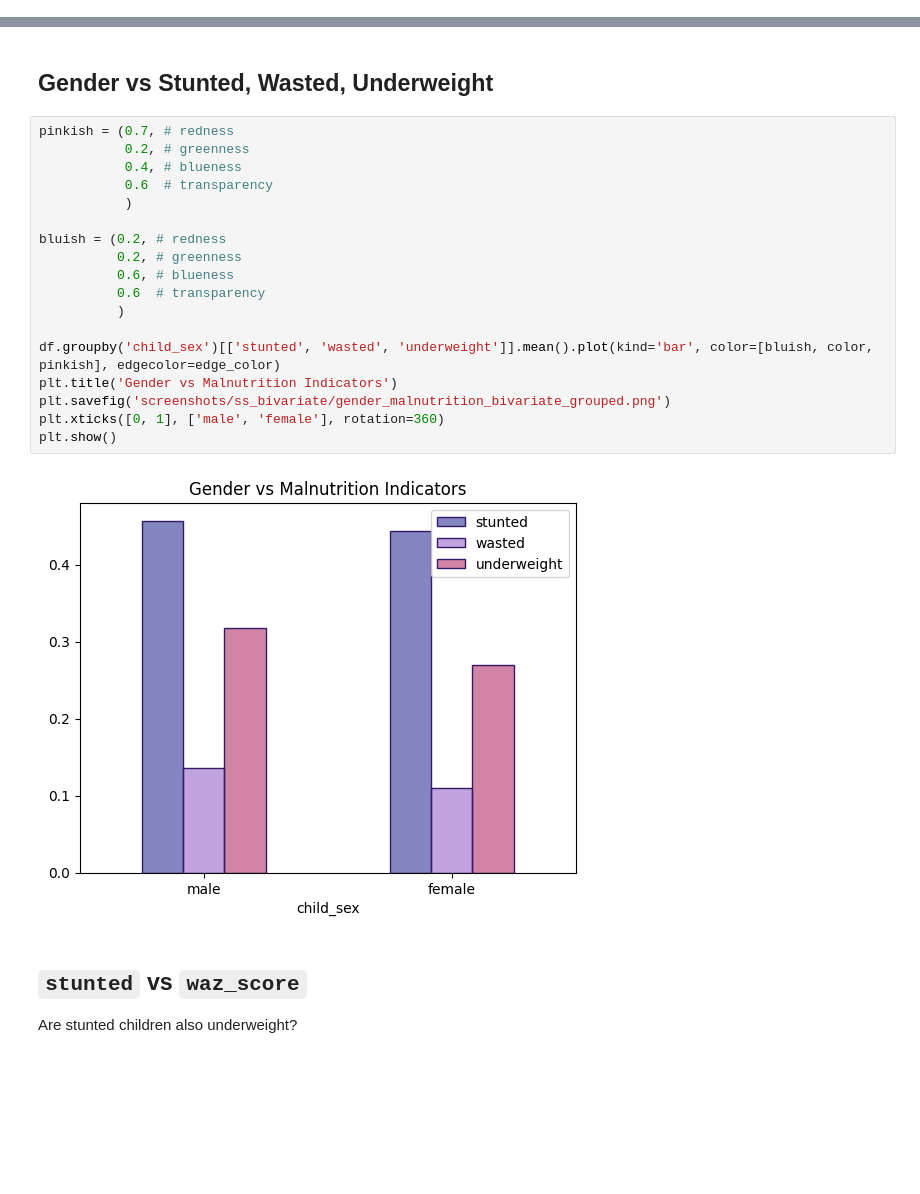
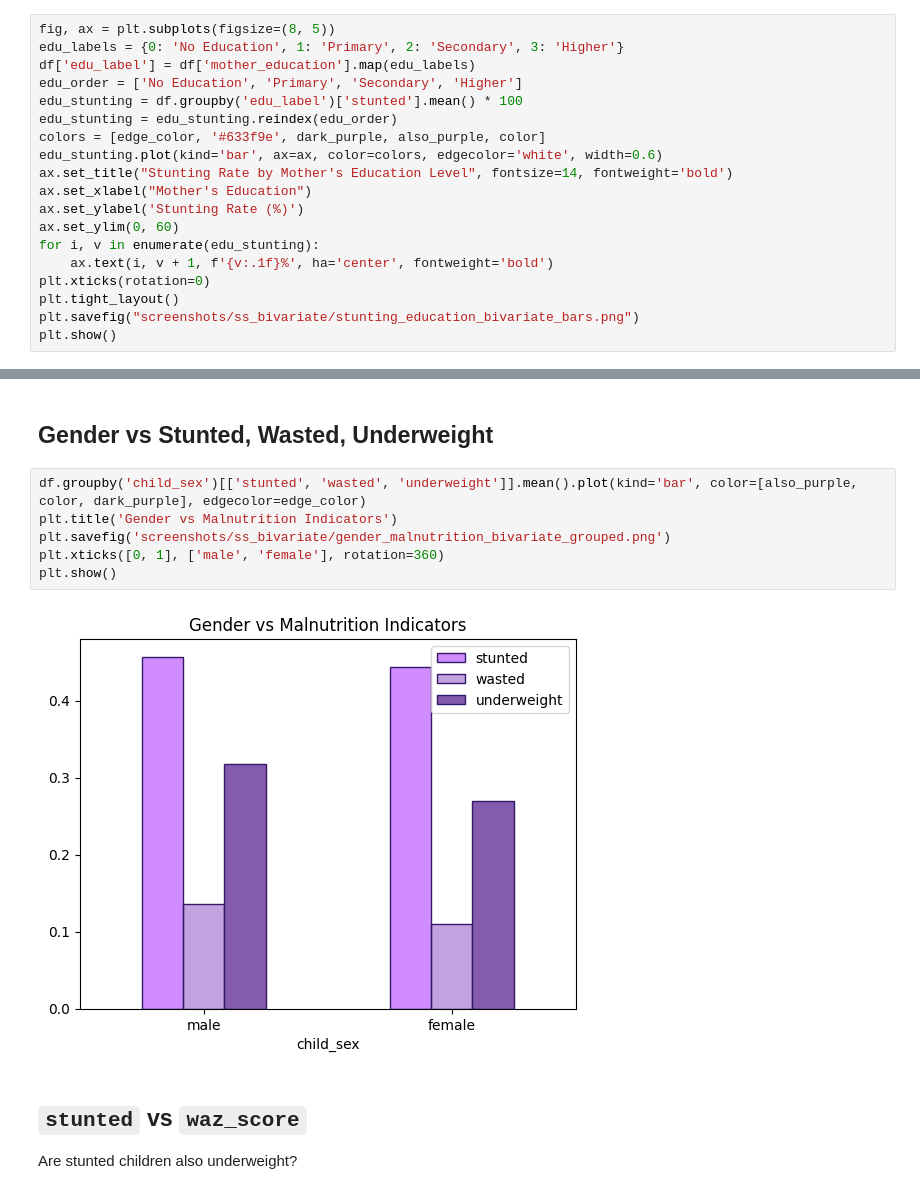
Before and after one commit to Nefertiti23/malnutrition-predictor, a Jupyter notebook: ml/notebooks/exploring/bivariate_analysis.ipynb, the cells around one changed output, grey strips where cells are left out. Drawn from its saved outputs; the diff is of its cells as text; blank space fills up the shorter version.

```diff
--- a/ml/notebooks/exploring/bivariate_analysis.ipynb
+++ b/ml/notebooks/exploring/bivariate_analysis.ipynb
@@ -127,0 +217,19 @@ plt.show()
+# %%
+fig, ax = plt.subplots(figsize=(8, 5))
+edu_labels = {0: 'No Education', 1: 'Primary', 2: 'Secondary', 3: 'Higher'}
+df['edu_label'] = df['mother_education'].map(edu_labels)
+edu_order = ['No Education', 'Primary', 'Secondary', 'Higher']
+edu_stunting = df.groupby('edu_label')['stunted'].mean() * 100
+edu_stunting = edu_stunting.reindex(edu_order)
+colors = [edge_color, '#633f9e', dark_purple, also_purple, color]
+edu_stunting.plot(kind='bar', ax=ax, color=colors, edgecolor='white', width=0.6)
+ax.set_title("Stunting Rate by Mother's Education Level", fontsize=14, fontweight='bold')
+ax.set_xlabel("Mother's Education")
+ax.set_ylabel('Stunting Rate (%)')
+ax.set_ylim(0, 60)
+for i, v in enumerate(edu_stunting):
+    ax.text(i, v + 1, f'{v:.1f}%', ha='center', fontweight='bold')
+plt.xticks(rotation=0)
+plt.tight_layout()
+plt.savefig("screenshots/ss_bivariate/stunting_education_bivariate_bars.png")
+plt.show()
@@ -157,25 +267,13 @@ plt.show()
 # %% [markdown]
 ## Gender vs Stunted, Wasted, Underweight
 # %%
-pinkish = (0.7, # redness
-           0.2, # greenness
-           0.4, # blueness
-           0.6  # transparency
-           )
-
-bluish = (0.2, # redness
-          0.2, # greenness
-          0.6, # blueness
-          0.6  # transparency
-          )
-
-df.groupby('child_sex')[['stunted', 'wasted', 'underweight']].mean().plot(kind='bar', color=[bluish, color, pinkish], edgecolor=edge_color)
+df.groupby('child_sex')[['stunted', 'wasted', 'underweight']].mean().plot(kind='bar', color=[also_purple, color, dark_purple], edgecolor=edge_color)
 plt.title('Gender vs Malnutrition Indicators')
 plt.savefig('screenshots/ss_bivariate/gender_malnutrition_bivariate_grouped.png')
 plt.xticks([0, 1], ['male', 'female'], rotation=360)
 plt.show()
 # %% [output]
-[figure, old version]
+[figure, new version]
 # %% [markdown]
 ## `stunted` vs `waz_score`
 Are stunted children also underweight?
```
Also changed, not shown: parts of 11 cells of this notebook, 11 other files.
